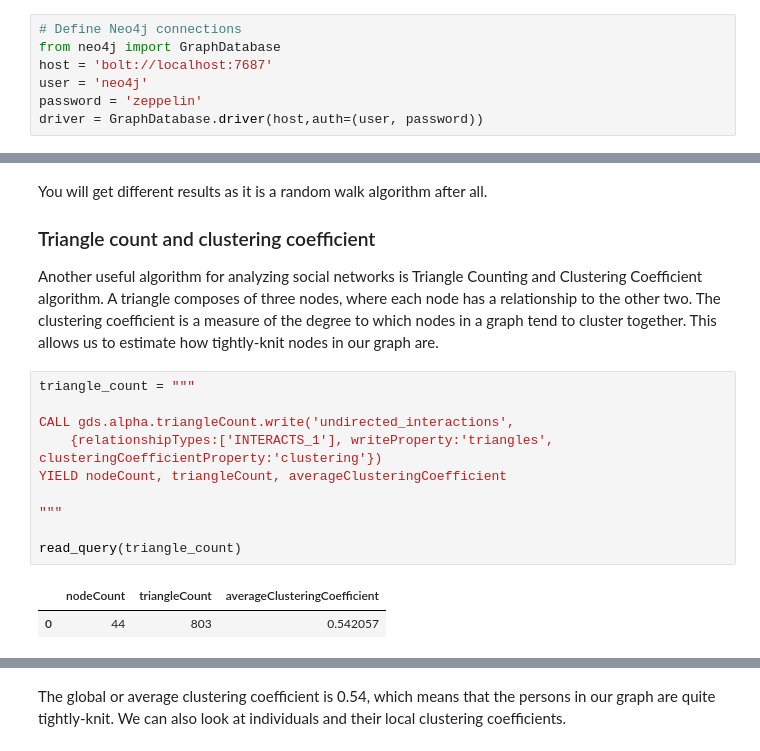
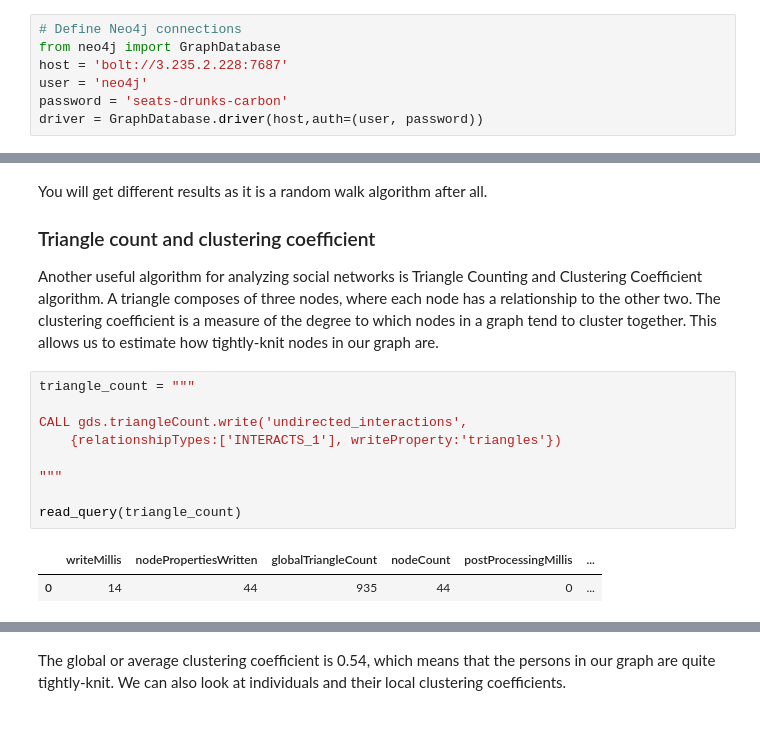
Before and after one commit to tomasonjo/blogs, a Jupyter notebook: lotr_graph_data_science_catalog/Cypher projection of the Graph Catalog feature on a Lord of the Rings network.ipynb, the cells around one changed output, grey strips where cells are left out. Saved outputs shown, nothing was run; the diff lists cells and outputs as text.

```diff
--- a/lotr_graph_data_science_catalog/Cypher projection of the Graph Catalog feature on a Lord of the Rings network.ipynb
+++ b/lotr_graph_data_science_catalog/Cypher projection of the Graph Catalog feature on a Lord of the Rings network.ipynb
@@ -1,9 +19,9 @@
 # %%
 # Define Neo4j connections
 from neo4j import GraphDatabase
-host = 'bolt://localhost:7687'
+host = 'bolt://3.235.2.228:7687'
 user = 'neo4j'
-password = 'zeppelin'
+password = 'seats-drunks-carbon'
 driver = GraphDatabase.driver(host,auth=(user, password))
 # %%
 # Import libraries
@@ -188,13 +207,12 @@ Another useful algorithm for analyzing social networks is Triangle Counting and
 # %%
 triangle_count = """
 
-CALL gds.alpha.triangleCount.write('undirected_interactions',
-    {relationshipTypes:['INTERACTS_1'], writeProperty:'triangles', clusteringCoefficientProperty:'clustering'})
-YIELD nodeCount, triangleCount, averageClusteringCoefficient
+CALL gds.triangleCount.write('undirected_interactions',
+    {relationshipTypes:['INTERACTS_1'], writeProperty:'triangles'})
 
 """
 
 read_query(triangle_count)
 # %% [output]
-|  | nodeCount | triangleCount | averageClusteringCoefficient |
-| 0 | 44 | 803 | 0.542057 |
+|  | writeMillis | nodePropertiesWritten | globalTriangleCount | nodeCount | postProcessingMillis | ... |
+| 0 | 14 | 44 | 935 | 44 | 0 | ... |
```
Also changed, not shown: parts of 15 cells of this notebook.
